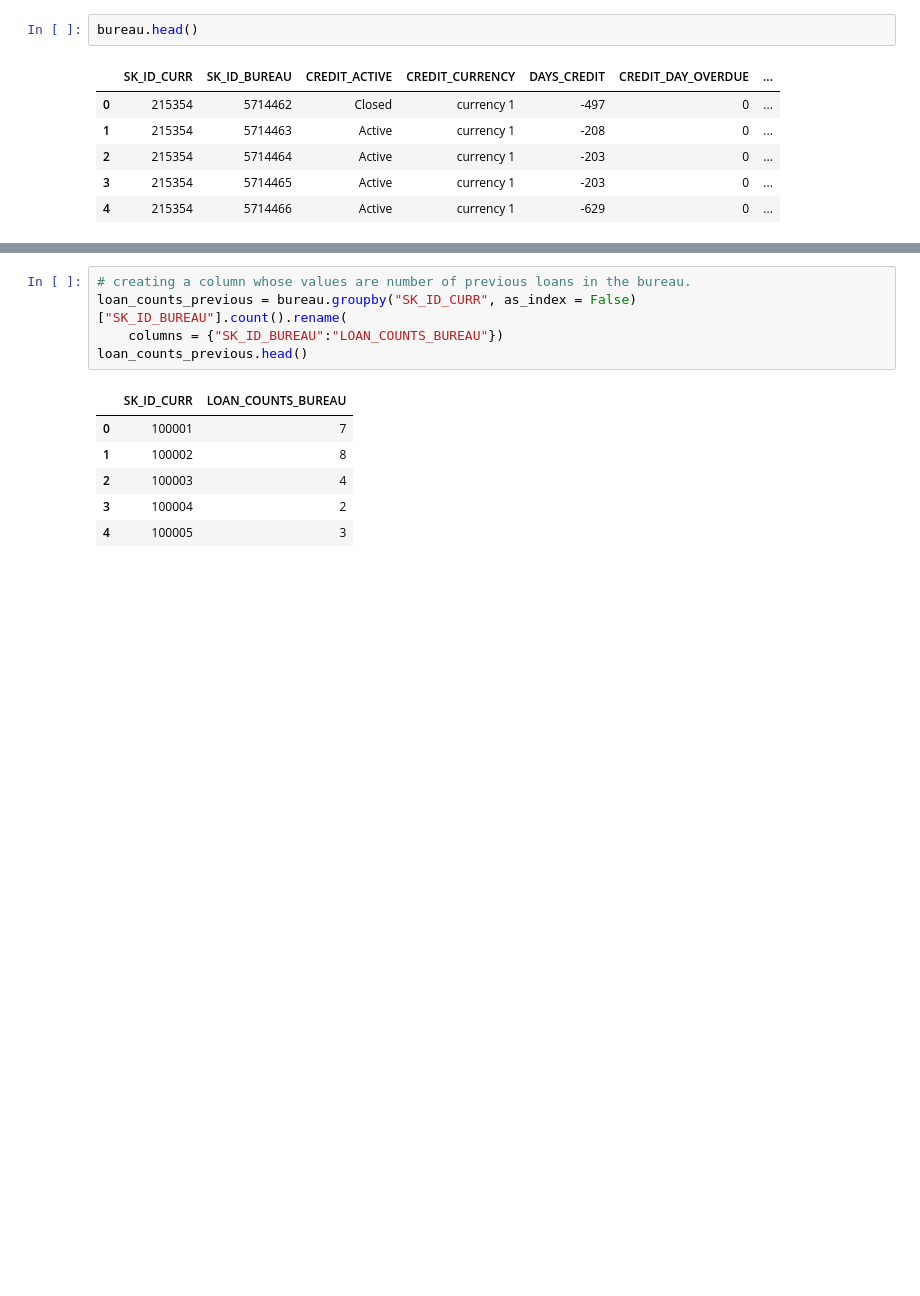
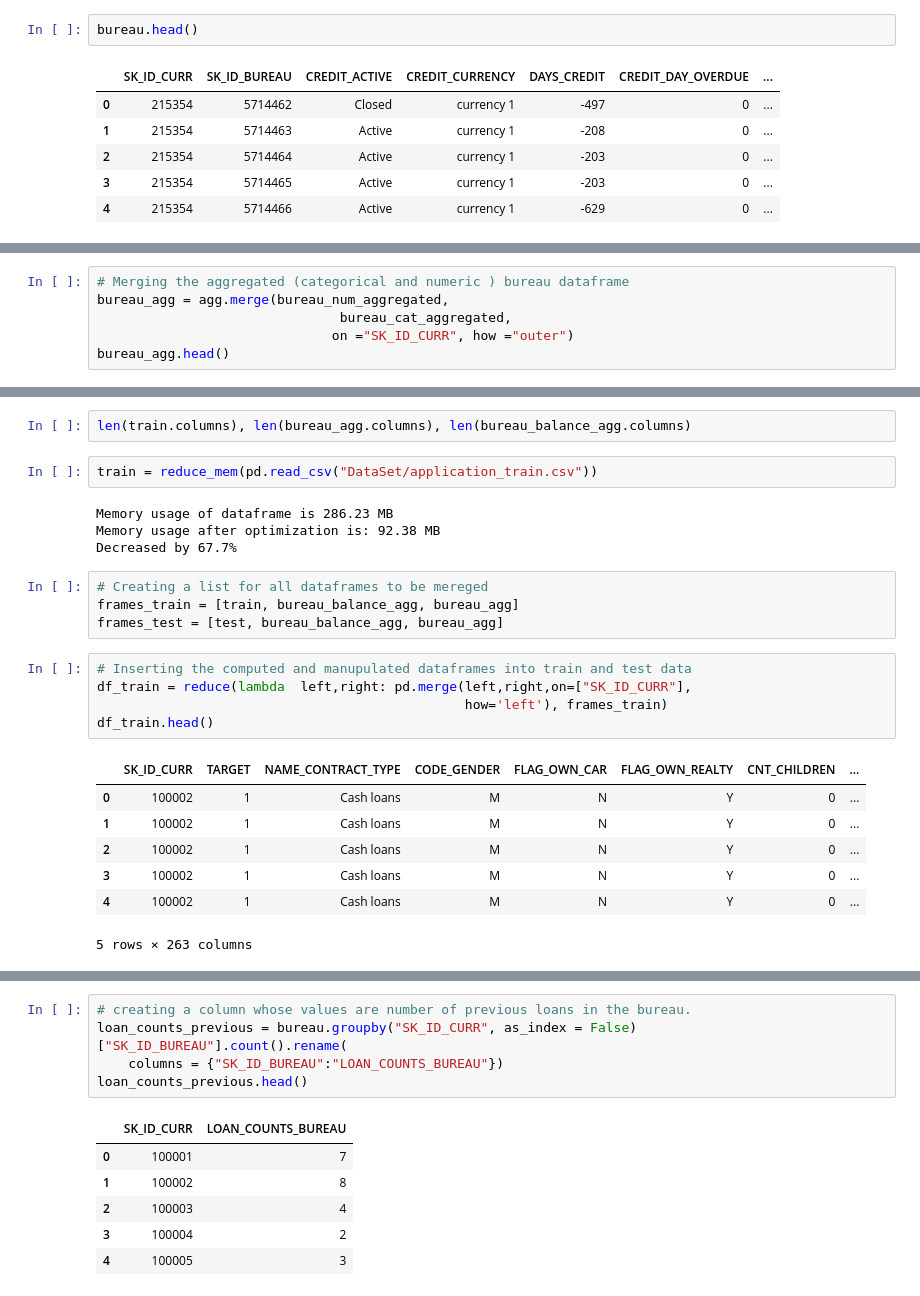
Before and after one commit to zahid1202/Credit_Default_Risk, a Jupyter notebook: Features_Engineering.ipynb, the cells around one changed output, grey strips where cells are left out. Saved outputs shown, nothing was run; the diff lists cells and outputs as text; blank space fills up the shorter version.

```diff
--- a/Features_Engineering.ipynb
+++ b/Features_Engineering.ipynb
@@ -368,0 +396,6 @@ Index(['sum', 'mean'], dtype='object')
+# %%
+# Merging the aggregated (categorical and numeric ) bureau dataframe
+bureau_agg = agg.merge(bureau_num_aggregated,
+                               bureau_cat_aggregated,
+                              on ="SK_ID_CURR", how ="outer")
+bureau_agg.head()
@@ -368,0 +429,25 @@ Index(['sum', 'mean'], dtype='object')
+# %%
+len(train.columns), len(bureau_agg.columns), len(bureau_balance_agg.columns)
+# %%
+train = reduce_mem(pd.read_csv("DataSet/application_train.csv"))
+# %% [output]
+Memory usage of dataframe is 286.23 MB
+Memory usage after optimization is: 92.38 MB
+Decreased by 67.7%
+# %%
+# Creating a list for all dataframes to be mereged
+frames_train = [train, bureau_balance_agg, bureau_agg]
+frames_test = [test, bureau_balance_agg, bureau_agg]
+# %%
+# Inserting the computed and manupulated dataframes into train and test data
+df_train = reduce(lambda  left,right: pd.merge(left,right,on=["SK_ID_CURR"],
+                                               how='left'), frames_train)
+df_train.head()
+# %% [output]
+|  | SK_ID_CURR | TARGET | NAME_CONTRACT_TYPE | CODE_GENDER | FLAG_OWN_CAR | FLAG_OWN_REALTY | CNT_CHILDREN | ... |
+| 0 | 100002 | 1 | Cash loans | M | N | Y | 0 | ... |
+| 1 | 100002 | 1 | Cash loans | M | N | Y | 0 | ... |
+| 2 | 100002 | 1 | Cash loans | M | N | Y | 0 | ... |
+| 3 | 100002 | 1 | Cash loans | M | N | Y | 0 | ... |
+| 4 | 100002 | 1 | Cash loans | M | N | Y | 0 | ... |
+5 rows × 263 columns
```
Also changed, not shown: parts of 28 cells of this notebook.
